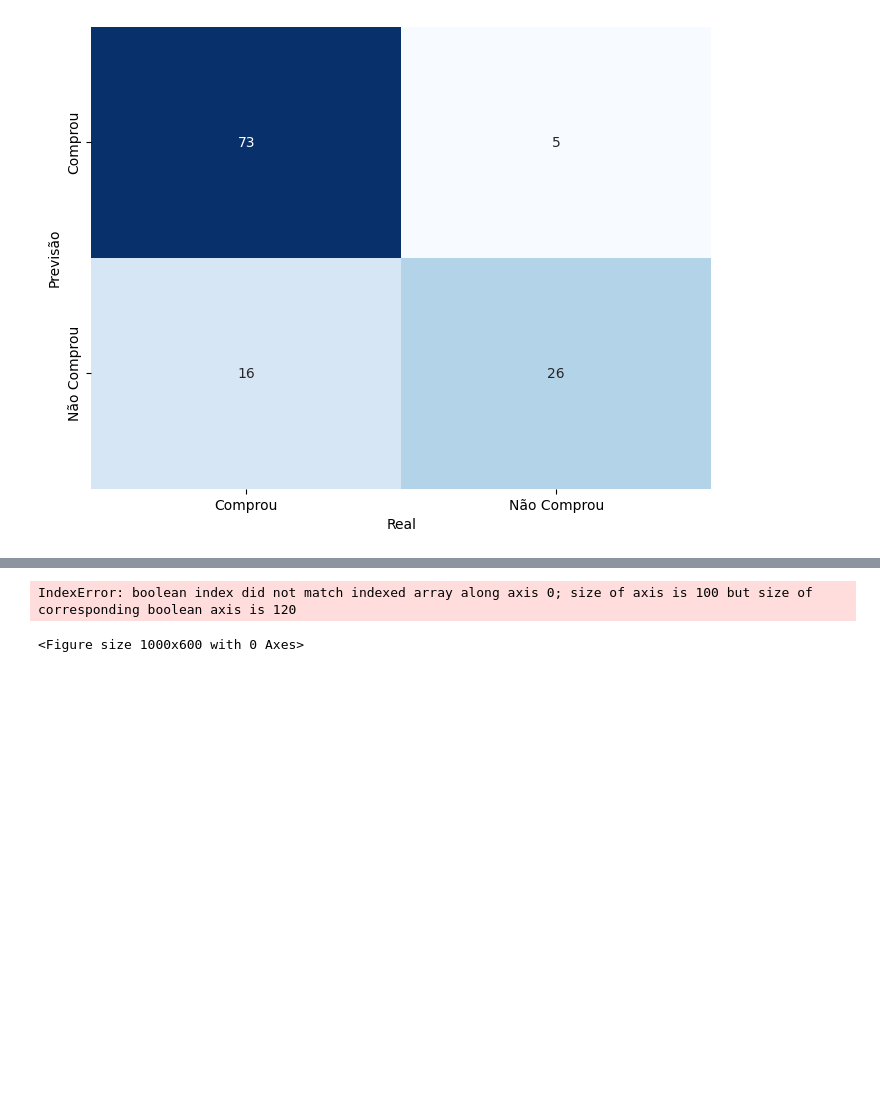
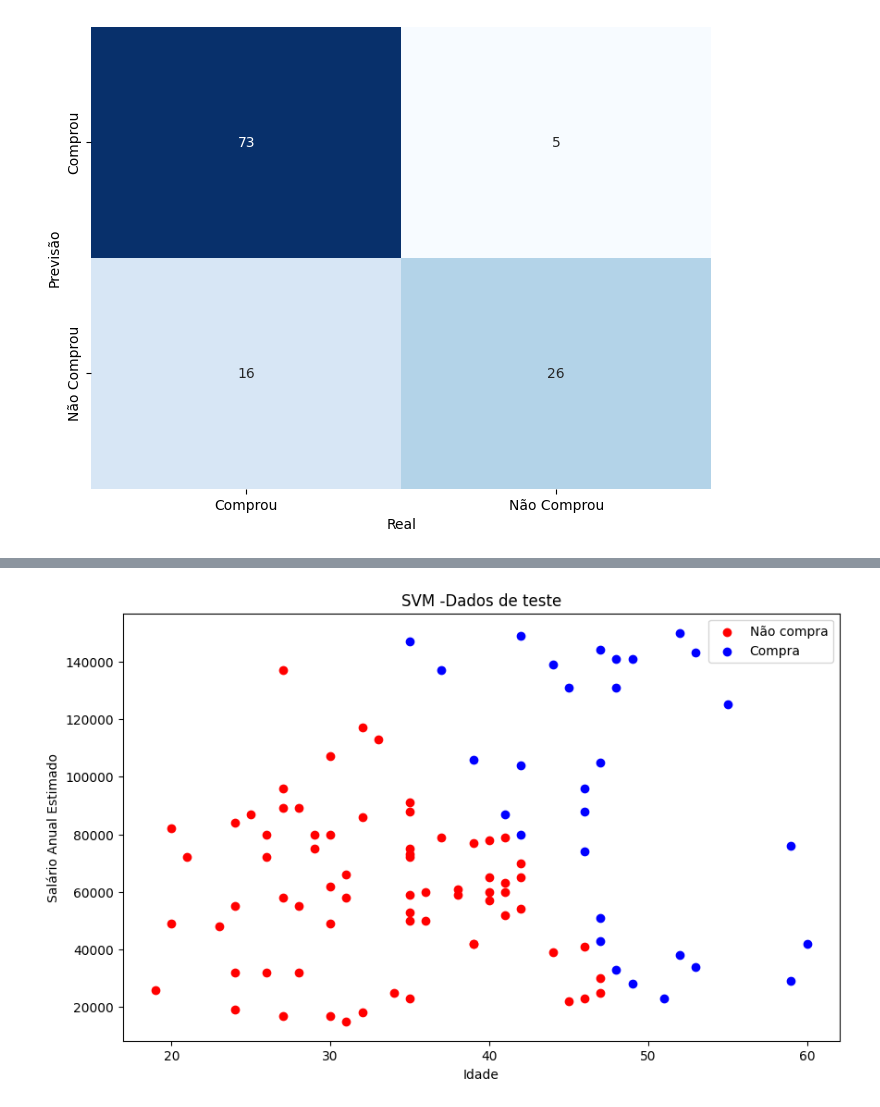
Before and after one commit to Ana-Azuma/IABD-25-TURMAB, a Jupyter notebook: aula09/codigo.ipynb, the cells around one changed output, grey strips where cells are left out. Cells and saved outputs as stored; diff of their text form; code cells hidden in the pictures; blank space fills up the shorter version.

```diff
--- a/aula09/codigo.ipynb
+++ b/aula09/codigo.ipynb
@@ -212,29 +247,28 @@ Text(70.72222222222221, 0.5, 'Previsão')
 # %%
 # Aplicando a transformação nos dados
 X = df.iloc[:,[2,3]].values
 y = df.iloc[:,-1].values
 # Divide a base de dados
 X_treino,X_teste,y_treino,y_teste=train_test_split(X,y,test_size=0.25,random_state=3)
 # Padronização dos dados
 sc =StandardScaler()
 X_treino=sc.fit_transform(X_treino)
 X_teste= sc.fit_transform(X_teste)
 algoritmo = SVC(kernel='linear',random_state=3)
 algoritmo.fit(X_treino,y_treino)
 #Previsão dos resultados
-algoritmo.predict(X_teste)
+y_prev=algoritmo.predict(X_teste)
 # Inversão dos dados para teste
 X_teste_inverse = sc.inverse_transform(X_teste)
 # Visualização dos resultados dos dados de teste
 plt.figure(figsize=(10,6))
 # Pontos para as duas classes
 plt.scatter(X_teste_inverse[y_prev==0,0],X_teste_inverse[y_prev==0,1],c='red',label='Não compra')
 plt.scatter(X_teste_inverse[y_prev==1,0],X_teste_inverse[y_prev==1,1],c='blue',label='Compra')
 plt.title('SVM -Dados de teste')
 plt.xlabel('Idade')
 plt.ylabel('Salário Anual Estimado')
 plt.legend()
 plt.show()
 # %% [output]
-IndexError: boolean index did not match indexed array along axis 0; size of axis is 100 but size of corresponding boolean axis is 120
-<Figure size 1000x600 with 0 Axes>
+[figure, added]
```
Also changed, not shown: parts of 2 cells of this notebook.
